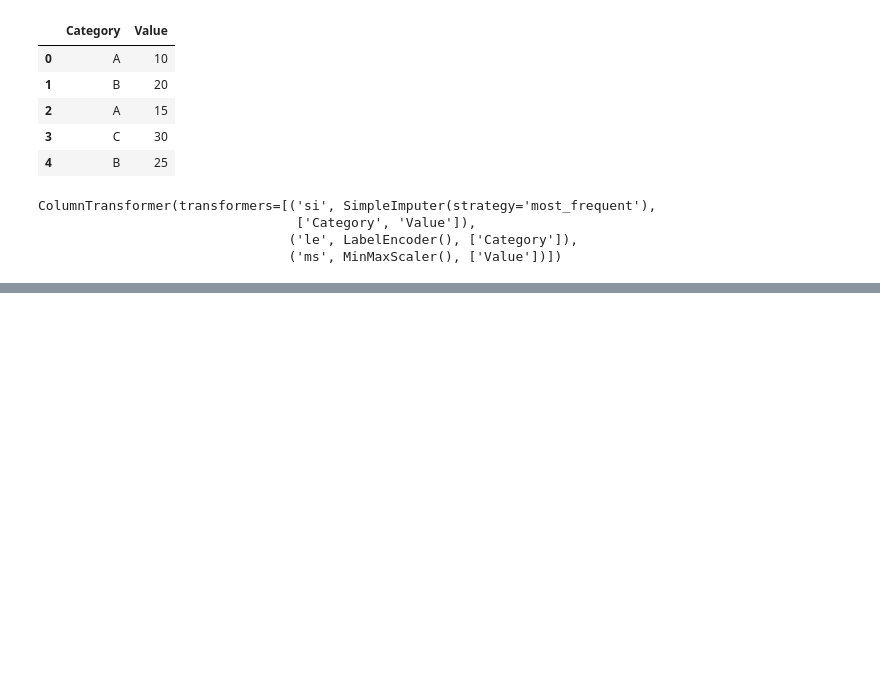
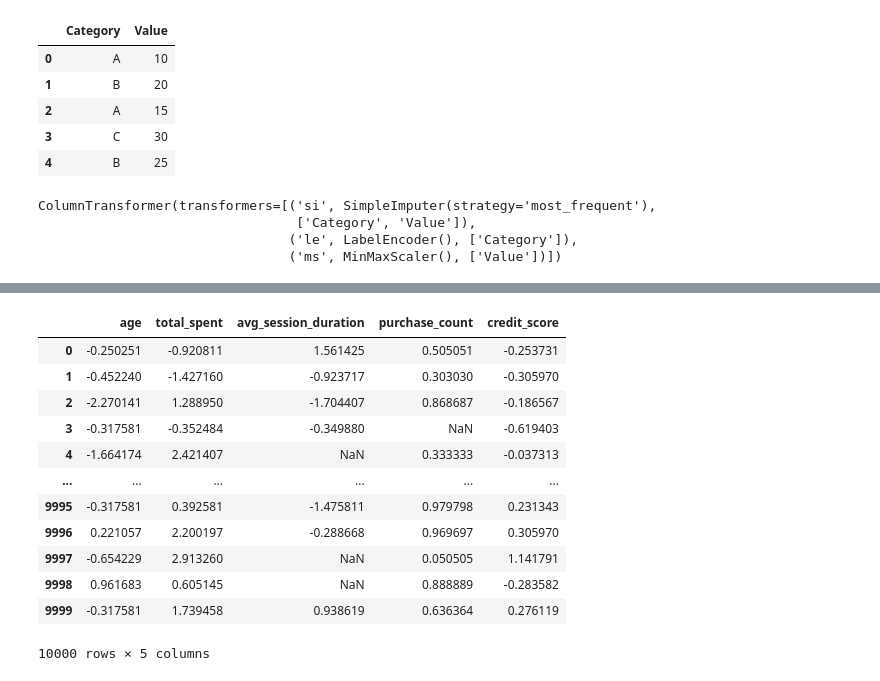
Before and after one commit to Ritesh24f1001677/MACHINE_LEARNING, a Jupyter notebook: Viva_Level2_Preparation_Part1.ipynb, the cells around one changed output, grey strips where cells are left out. Drawn from its saved outputs; the diff is of its cells as text; code cells hidden in the pictures; blank space fills up the shorter version.

```diff
--- a/Viva_Level2_Preparation_Part1.ipynb
+++ b/Viva_Level2_Preparation_Part1.ipynb
@@ -370,0 +617,7 @@ ColumnTransformer(transformers=[('si', SimpleImputer(strategy='most_frequent'),
+# %%
+from sklearn.preprocessing import StandardScaler
+scale_tf=[('ss',StandardScaler(),['age','total_spent','avg_session_duration']),
+          ('minmax',MinMaxScaler(),['purchase_count']),
+          ('robust',RobustScaler(),['credit_score'])
+          ]
+scale_ct=ColumnTransformer(transformers=scale_tf,remainder='drop',verbose_feature_names_out=False).set_output(transform='pandas')
@@ -370,0 +633,2 @@ ColumnTransformer(transformers=[('si', SimpleImputer(strategy='most_frequent'),
+# %%
+pipe2=Pipeline(steps=[('scaling',scale_ct)]).set_output(transform='pandas')
@@ -370,0 +663,16 @@ ColumnTransformer(transformers=[('si', SimpleImputer(strategy='most_frequent'),
+# %%
+pipe2.fit_transform(pr)
+# %% [output]
+|  | age | total_spent | avg_session_duration | purchase_count | credit_score |
+| 0 | -0.250251 | -0.920811 | 1.561425 | 0.505051 | -0.253731 |
+| 1 | -0.452240 | -1.427160 | -0.923717 | 0.303030 | -0.305970 |
+| 2 | -2.270141 | 1.288950 | -1.704407 | 0.868687 | -0.186567 |
+| 3 | -0.317581 | -0.352484 | -0.349880 | NaN | -0.619403 |
+| 4 | -1.664174 | 2.421407 | NaN | 0.333333 | -0.037313 |
+| ... | ... | ... | ... | ... | ... |
+| 9995 | -0.317581 | 0.392581 | -1.475811 | 0.979798 | 0.231343 |
+| 9996 | 0.221057 | 2.200197 | -0.288668 | 0.969697 | 0.305970 |
+| 9997 | -0.654229 | 2.913260 | NaN | 0.050505 | 1.141791 |
+| 9998 | 0.961683 | 0.605145 | NaN | 0.888889 | -0.283582 |
+| 9999 | -0.317581 | 1.739458 | 0.938619 | 0.636364 | 0.276119 |
+10000 rows × 5 columns
```
Also changed, not shown: parts of 43 cells of this notebook.
